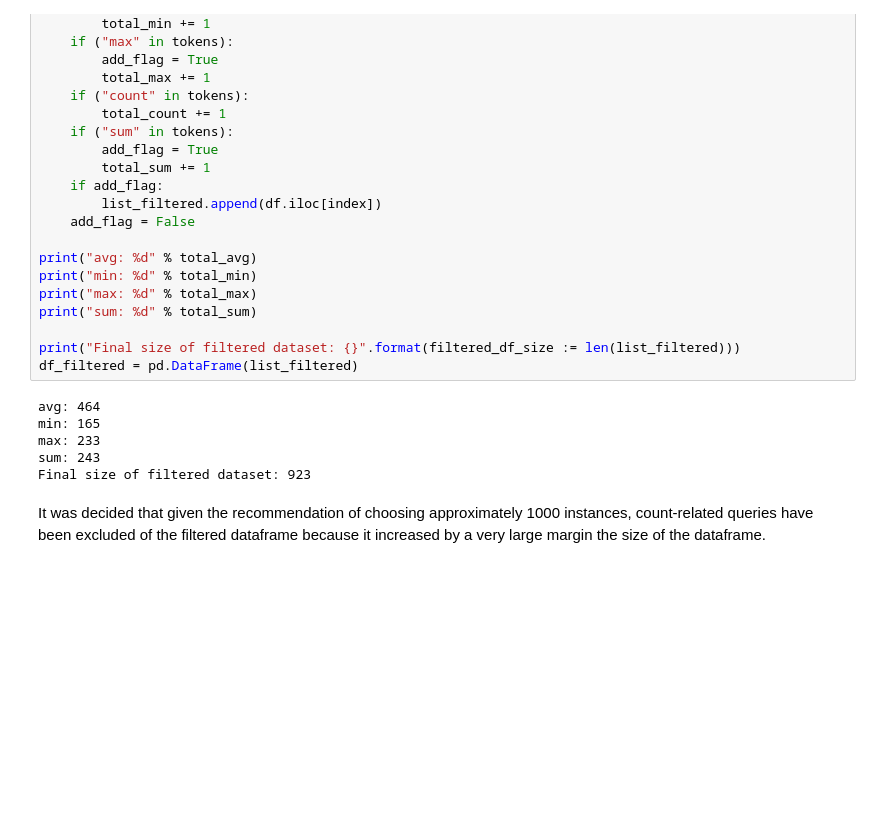
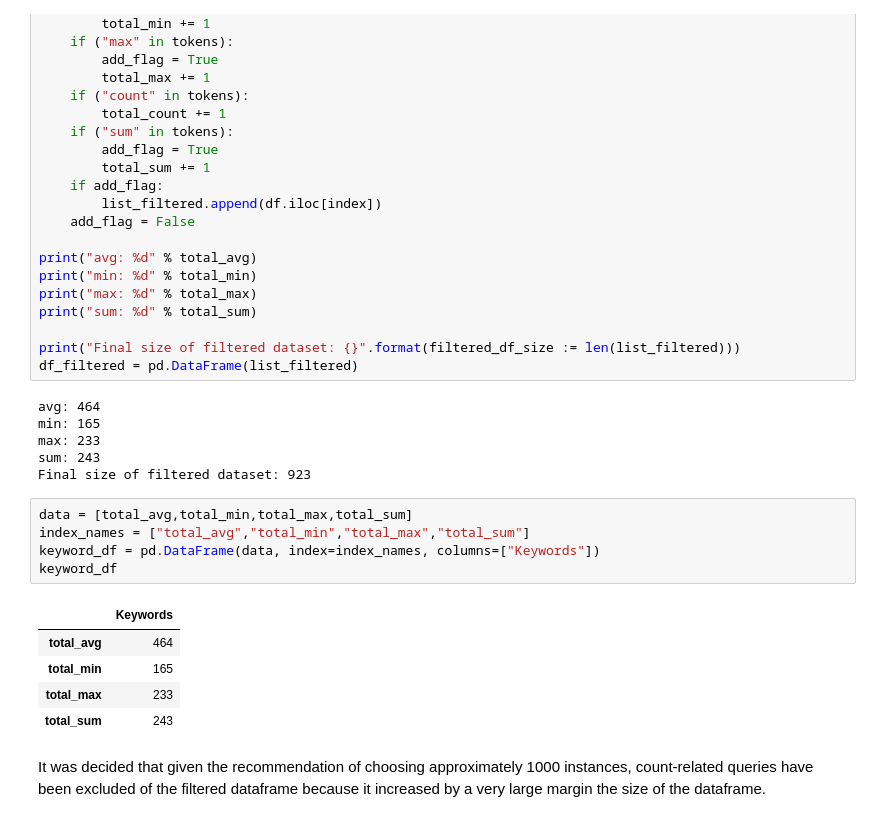
Before and after one commit to abundis28/DataScience_CE888_2022, a Jupyter notebook: Project/assignment.ipynb, the cells around one changed output. Drawn from its saved outputs; the diff is of its cells as text; blank space fills up the shorter version.

```diff
--- a/Project/assignment.ipynb
+++ b/Project/assignment.ipynb
@@ -99,6 +99,17 @@ min: 165
 max: 233
 sum: 243
 Final size of filtered dataset: 923
+# %%
+data = [total_avg,total_min,total_max,total_sum]
+index_names = ["total_avg","total_min","total_max","total_sum"]
+keyword_df = pd.DataFrame(data, index=index_names, columns=["Keywords"])
+keyword_df
+# %% [output]
+|  | Keywords |
+| total_avg | 464 |
+| total_min | 165 |
+| total_max | 233 |
+| total_sum | 243 |
 # %% [markdown]
 It was decided that given the recommendation of choosing approximately 1000 instances, count-related queries have been excluded of the filtered dataframe because it increased by a very large margin the size of the dataframe.
 # %%
```
Also changed, not shown: parts of 9 cells of this notebook.
